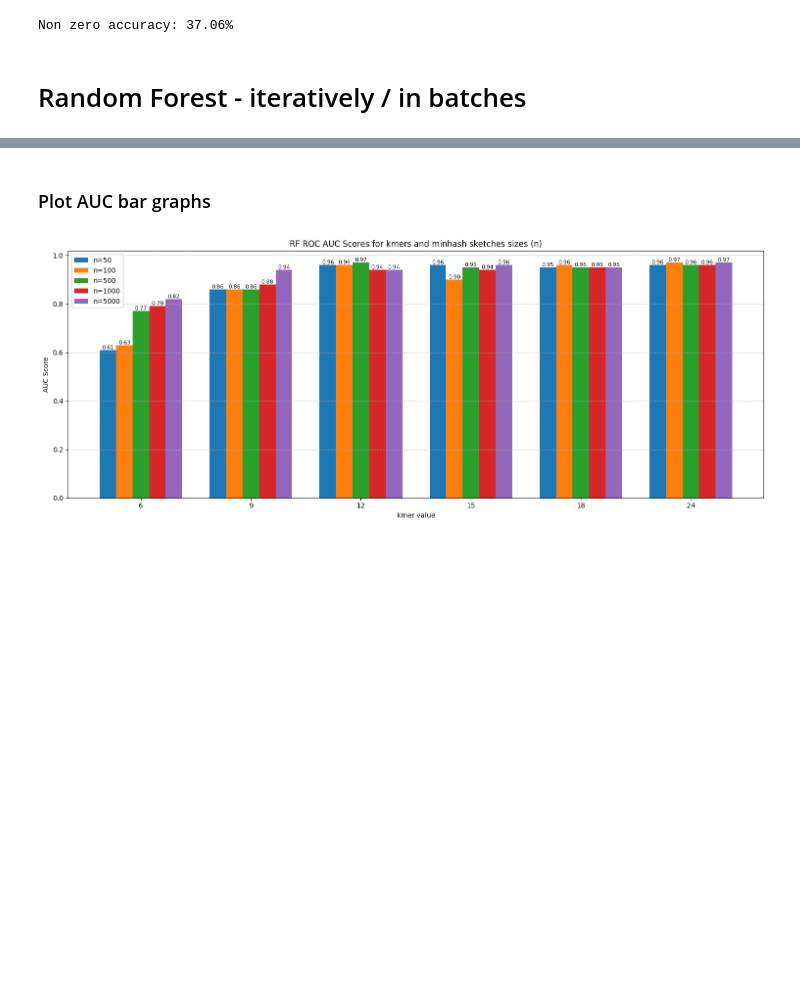
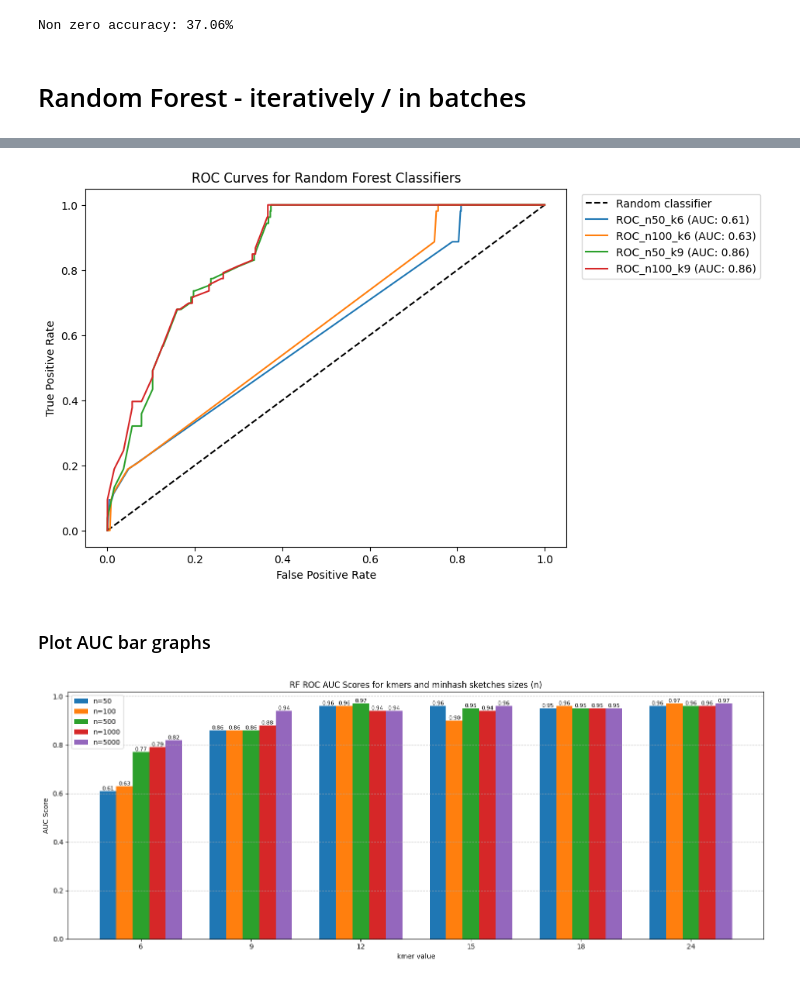
Before and after one commit to azzy72/PredictPhagePPI, a Jupyter notebook: notebooks/random_forest.ipynb, the cells around one changed output, grey strips where cells are left out. Cells and saved outputs as stored; diff of their text form; code cells hidden in the pictures; blank space fills up the shorter version.

```diff
--- a/notebooks/random_forest.ipynb
+++ b/notebooks/random_forest.ipynb
@@ -93,0 +9,16 @@ print(len(entity_names))
+# %%
+# Setting up and obtaining unique minhashes
+
+import sourmash, os
+from tqdm import tqdm
+import pandas as pd
+import numpy as np
+from io_operations import presence_matrix
+
+raw_data_path = "../raw_data/"
+data_prod_path = "../data_prod/"
+#for n in [50, 500, 5000, 10000, 50000]:
+n = 500
+k = 18
+
+binary_matrix, entity_to_index, minhash_to_index, phage_minhash_data, bact_minhash_data = presence_matrix(n=n, k=k, TS=True)
@@ -133,9 +73,6 @@ from sklearn.metrics import accuracy_score
 
 phage_names = phage_minhash_data.keys()
 bacteria_names = bact_minhash_data.keys()
-
-entity_to_index = {name: i for i, name in enumerate(entity_names)}
-minhash_to_index = {minhash: i for i, minhash in enumerate(sorted_minhashes)}
 # %%
 X = []
 y = []
@@ -459,7 +396,7 @@ from sklearn.model_selection import train_test_split
 from sklearn.ensemble import RandomForestClassifier
 from sklearn.metrics import accuracy_score
 from manipulations import clean_dict_keys, hostrange_df_to_dict, binarize_host_range
-from io_operations import load_minhash_sketches, call_hostrange_df
+from io_operations import load_minhash_sketches, call_hostrange_df, presence_matrix
 
 test_results_df = pd.DataFrame(columns=["Bacterium", "Phage", "Actual_Interaction", "Predicted_Interaction"])
 
@@ -472,62 +409,13 @@ with open(logfile, "w") as log:
     fig, ax = plt.subplots(figsize=(8, 6))
     ax.plot([0, 1], [0, 1], 'k--', label='Random classifier')
 
-    for k in [6, 9, 12, 15, 18, 24]:
-        for n in [50, 100, 500, 1000, 5000]:
+    for k in [6, 9]:
+        for n in [50, 100]:
+    # for k in [6, 9, 12, 15, 18, 24]:
+    #     for n in [50, 100, 500, 1000, 5000]:
             print(f"------- INITIATING RF FOR N={n}, K={k} -------")
             print(f"------- INITIATING RF FOR N={n}, K={k} -------", file=log)
-            phage_minhash_data = load_minhash_sketches(data_prod_path+f"SM_sketches/PhageMinhash_n{n}_k{k}_rev/",
-                                                    TS=False, output_as_np=True)
-
-            phage_minhash_data = clean_dict_keys(phage_minhash_data)
-
-            bact_minhash_data = load_minhash_sketches(data_prod_path+f"SM_sketches/BactMinhash_n{n}_k{k}_rev/",
-                                                    TS=False, output_as_np=True)
-
-            unique_minhashes = set() #for both phage and bacteria combined
-
-            for key, val in tqdm(phage_minhash_data.items(), desc="Processing phages"):
-                for minhash in val:
-                    unique_minhashes.add(minhash)
-
-            for key, val in tqdm(bact_minhash_data.items(), desc="Processing bacterias"):
-                for minhash in val:
-                    unique_minhashes.add(minhash)
-
-            print(f"Unique minhashes extracted with len: {len(unique_minhashes)}", file=log)
-
-
-            # ### Obtaining incidence matrix
-            all_entities_minhashes = {**phage_minhash_data, **bact_minhash_data}
-
-            # Get an ordered list of all entity names (will be the row labels)
-            entity_names = sorted(list(all_entities_minhashes.keys()))
-
-            # Get an ordered list of unique minhashes (will be the column labels)
-            # Sorting is crucial to ensure consistency in the matrix columns
-            sorted_minhashes = sorted(list(unique_minhashes))
-
-            # Determine dimensions
-            N = len(entity_names)  # Number of rows (entities)
-            M = len(sorted_minhashes)  # Number of columns (unique minhashes)
-
-            # Create a dictionary for quick lookup of minhash indices
-            minhash_to_index = {minhash: i for i, minhash in enumerate(sorted_minhashes)}
-
-            binary_matrix = np.zeros((N, M), dtype=int)
-
-            # Iterate through each entity (row)
-            for i, entity_name in enumerate(entity_names):
-                # Get the list of minhashes for the current entity
-                minhashes_present = all_entities_minhashes[entity_name]
-
-                # Iterate through the minhashes present in the entity
-                for minhash in minhashes_present:
-                    # Get the column index for this minhash
-                    j = minhash_to_index[minhash]
-
-                    # Set the corresponding cell in the matrix to 1
-                    binary_matrix[i, j] = 1
+            binary_matrix, entity_to_index, minhash_to_index, phage_minhash_data, bact_minhash_data = presence_matrix(n=n, k=k, TS=True)
 
             bact_lookup, host_range_df = call_hostrange_df(raw_data_path + "phagehost_KU/Hostrange_data_all_crisp_iso.xlsx")
 
@@ -537,9 +425,6 @@ with open(logfile, "w") as log:
 
             phage_names = phage_minhash_data.keys()
             bacteria_names = bact_minhash_data.keys()
-
-            entity_to_index = {name: i for i, name in enumerate(entity_names)}
-            minhash_to_index = {minhash: i for i, minhash in enumerate(sorted_minhashes)}
 
             X = []
             y = []
@@ -675,3 +568,4 @@ test_results_df.to_csv(data_prod_path+"RandomForest.csv")
+[figure, added]
 # %% [markdown]
 ### Plot AUC bar graphs
 # %%
```
Also changed, not shown: parts of 8 cells of this notebook, 6 other files.
